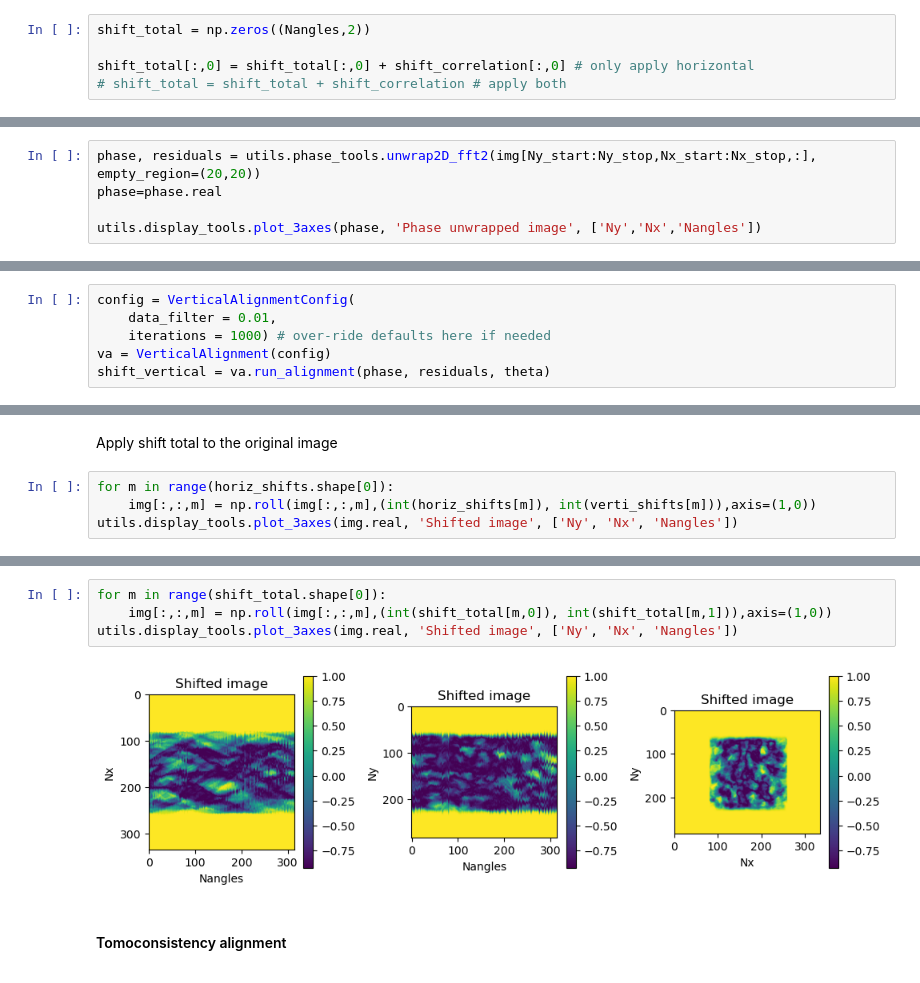
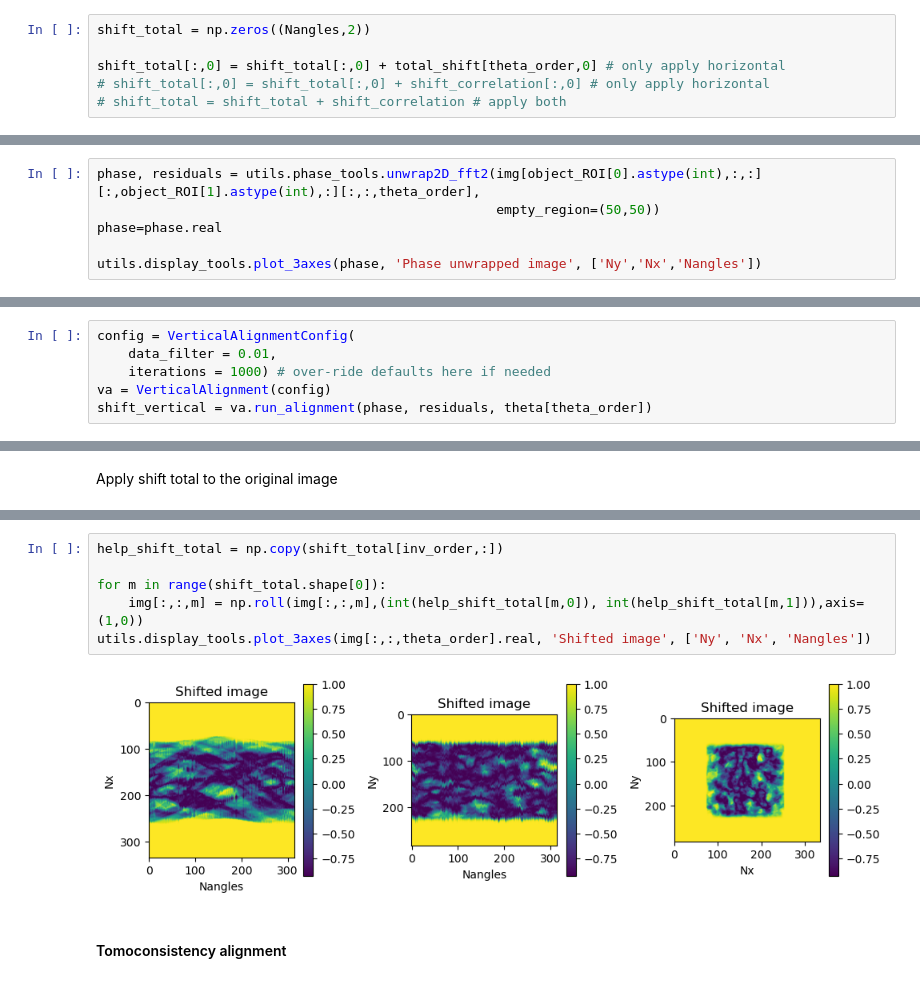
Before and after one commit to TomographicImaging/PtychographyAlignment, a Jupyter notebook: applications/alignment_pipeline-wip.ipynb, the cells around one changed output, grey strips where cells are left out. Saved outputs shown, nothing was run; the diff lists cells and outputs as text.

```diff
--- a/applications/alignment_pipeline-wip.ipynb
+++ b/applications/alignment_pipeline-wip.ipynb
@@ -206,5 +97,6 @@ We can choose to apply the shifts we found to only horizontal OR both
 # %%
 shift_total = np.zeros((Nangles,2))
 
-shift_total[:,0] = shift_total[:,0] + shift_correlation[:,0] # only apply horizontal
+shift_total[:,0] = shift_total[:,0] + total_shift[theta_order,0] # only apply horizontal
+# shift_total[:,0] = shift_total[:,0] + shift_correlation[:,0] # only apply horizontal
 # shift_total = shift_total + shift_correlation # apply both
@@ -213,7 +108,8 @@ shift_total[:,0] = shift_total[:,0] + shift_correlation[:,0] # only apply horizo
 # %% [markdown]
 First we do a 2D phase unwrapping - this requires complex data so if we do not have complex data, skip the unwrapping step and try the vertical alignment directly on the image
 # %%
-phase, residuals = utils.phase_tools.unwrap2D_fft2(img[Ny_start:Ny_stop,Nx_start:Nx_stop,:], empty_region=(20,20))
+phase, residuals = utils.phase_tools.unwrap2D_fft2(img[object_ROI[0].astype(int),:,:][:,object_ROI[1].astype(int),:][:,:,theta_order],
+                                                   empty_region=(50,50))
 phase=phase.real
 
 utils.display_tools.plot_3axes(phase, 'Phase unwrapped image', ['Ny','Nx','Nangles'])
@@ -227,5 +123,5 @@ config = VerticalAlignmentConfig(
     data_filter = 0.01,
     iterations = 1000) # over-ride defaults here if needed
 va = VerticalAlignment(config)
-shift_vertical = va.run_alignment(phase, residuals, theta)
+shift_vertical = va.run_alignment(phase, residuals, theta[theta_order])
 # %% [output]
@@ -279,7 +178,3 @@ plt.legend()
 # plt.legend()
 # %% [markdown]
 Apply shift total to the original image
-# %%
-for m in range(horiz_shifts.shape[0]):
-    img[:,:,m] = np.roll(img[:,:,m],(int(horiz_shifts[m]), int(verti_shifts[m])),axis=(1,0))
-utils.display_tools.plot_3axes(img.real, 'Shifted image', ['Ny', 'Nx', 'Nangles'])
@@ -288,9 +181,11 @@ utils.display_tools.plot_3axes(img.real, 'Shifted image', ['Ny', 'Nx', 'Nangles'
 # %%
+help_shift_total = np.copy(shift_total[inv_order,:])
+
 for m in range(shift_total.shape[0]):
-    img[:,:,m] = np.roll(img[:,:,m],(int(shift_total[m,0]), int(shift_total[m,1])),axis=(1,0))
-utils.display_tools.plot_3axes(img.real, 'Shifted image', ['Ny', 'Nx', 'Nangles'])
+    img[:,:,m] = np.roll(img[:,:,m],(int(help_shift_total[m,0]), int(help_shift_total[m,1])),axis=(1,0))
+utils.display_tools.plot_3axes(img[:,:,theta_order].real, 'Shifted image', ['Ny', 'Nx', 'Nangles'])
 # %% [output]
-[figure, old version]
+[figure, new version]
 # %% [markdown]
 #### Tomoconsistency alignment
 # %% [markdown]
```
Also changed, not shown: parts of 34 cells of this notebook, 3 other files.
